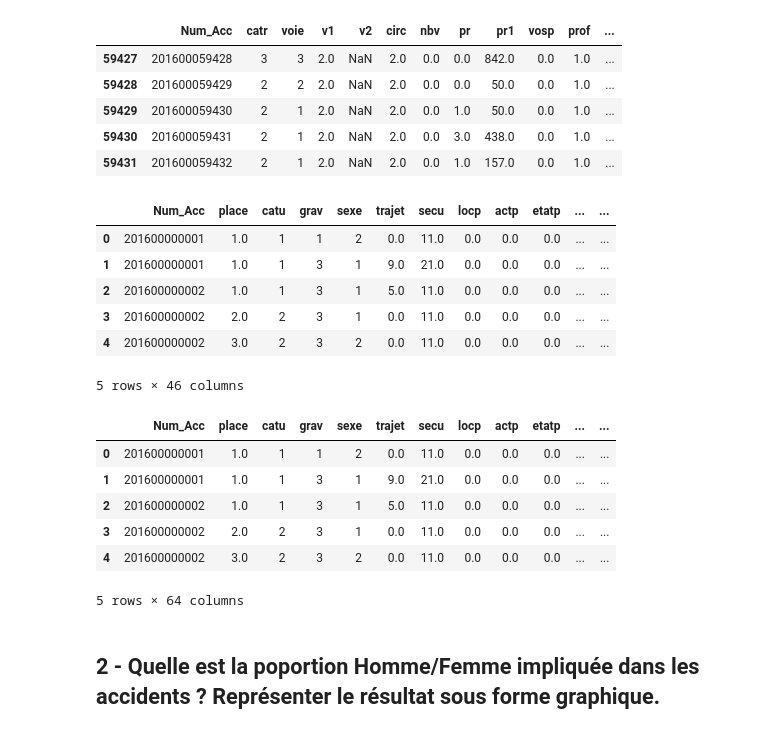
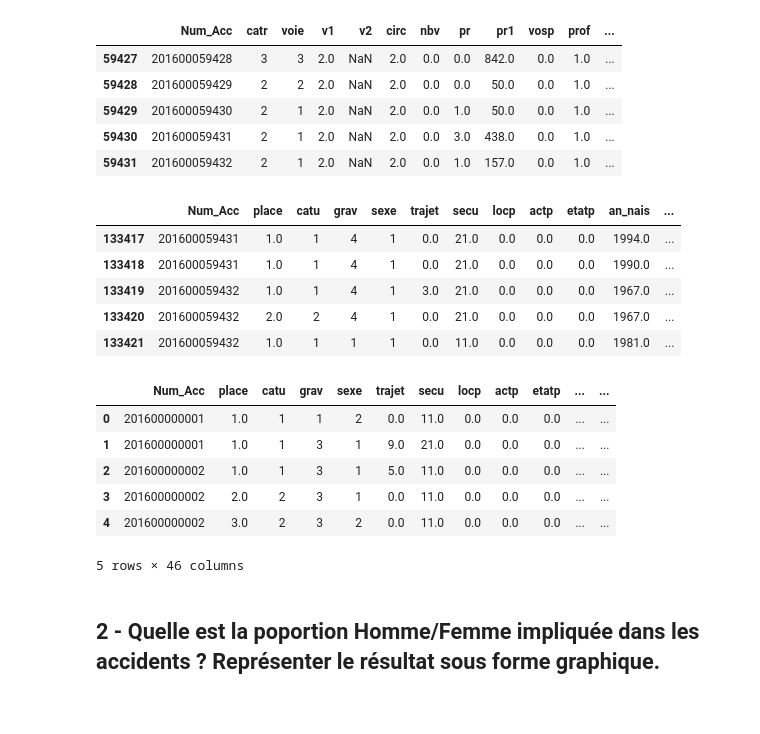
Before and after one commit to lcharleux/numerical_analysis, a Jupyter notebook: doc/Traitement_donnees/TD Traitement de Données.ipynb, the cells around one changed output. Saved outputs shown, nothing was run; the diff lists cells and outputs as text; code cells hidden in the pictures.

```diff
--- a/doc/Traitement_donnees/TD Traitement de Données.ipynb
+++ b/doc/Traitement_donnees/TD Traitement de Données.ipynb
@@ -58,18 +48,17 @@ dfl.tail()
 | 59429 | 201600059430 | 2 | 1 | 2.0 | NaN | 2.0 | 0.0 | 1.0 | 50.0 | 0.0 | 1.0 | ... |
 | 59430 | 201600059431 | 2 | 1 | 2.0 | NaN | 2.0 | 0.0 | 3.0 | 438.0 | 0.0 | 1.0 | ... |
 | 59431 | 201600059432 | 2 | 1 | 2.0 | NaN | 2.0 | 0.0 | 1.0 | 157.0 | 0.0 | 1.0 | ... |
-# %%
-df.head()
-# %% [output]
-|  | Num_Acc | place | catu | grav | sexe | trajet | secu | locp | actp | etatp | ... | ... |
-| 0 | 201600000001 | 1.0 | 1 | 1 | 2 | 0.0 | 11.0 | 0.0 | 0.0 | 0.0 | ... | ... |
-| 1 | 201600000001 | 1.0 | 1 | 3 | 1 | 9.0 | 21.0 | 0.0 | 0.0 | 0.0 | ... | ... |
-| 2 | 201600000002 | 1.0 | 1 | 3 | 1 | 5.0 | 11.0 | 0.0 | 0.0 | 0.0 | ... | ... |
-| 3 | 201600000002 | 2.0 | 2 | 3 | 1 | 0.0 | 11.0 | 0.0 | 0.0 | 0.0 | ... | ... |
-| 4 | 201600000002 | 3.0 | 2 | 3 | 2 | 0.0 | 11.0 | 0.0 | 0.0 | 0.0 | ... | ... |
-5 rows × 46 columns
+# %%
+dfu.tail()
+# %% [output]
+|  | Num_Acc | place | catu | grav | sexe | trajet | secu | locp | actp | etatp | an_nais | ... |
+| 133417 | 201600059431 | 1.0 | 1 | 4 | 1 | 0.0 | 21.0 | 0.0 | 0.0 | 0.0 | 1994.0 | ... |
+| 133418 | 201600059431 | 1.0 | 1 | 4 | 1 | 0.0 | 21.0 | 0.0 | 0.0 | 0.0 | 1990.0 | ... |
+| 133419 | 201600059432 | 1.0 | 1 | 4 | 1 | 3.0 | 21.0 | 0.0 | 0.0 | 0.0 | 1967.0 | ... |
+| 133420 | 201600059432 | 2.0 | 2 | 4 | 1 | 0.0 | 21.0 | 0.0 | 0.0 | 0.0 | 1967.0 | ... |
+| 133421 | 201600059432 | 1.0 | 1 | 1 | 1 | 0.0 | 11.0 | 0.0 | 0.0 | 0.0 | 1981.0 | ... |
 # %%
-df = pd.concat([df, dfl], axis=1)
+df = pd.concat([dfu, dfc, dfl], axis=1)
 df.head()
 # %% [output]
 |  | Num_Acc | place | catu | grav | sexe | trajet | secu | locp | actp | etatp | ... | ... |
@@ -78,7 +67,7 @@ df.head()
 | 2 | 201600000002 | 1.0 | 1 | 3 | 1 | 5.0 | 11.0 | 0.0 | 0.0 | 0.0 | ... | ... |
 | 3 | 201600000002 | 2.0 | 2 | 3 | 1 | 0.0 | 11.0 | 0.0 | 0.0 | 0.0 | ... | ... |
 | 4 | 201600000002 | 3.0 | 2 | 3 | 2 | 0.0 | 11.0 | 0.0 | 0.0 | 0.0 | ... | ... |
-5 rows × 64 columns
+5 rows × 46 columns
 # %% [markdown]
 ## 2 - Quelle est la poportion Homme/Femme impliquée dans les accidents ? Représenter le résultat sous forme graphique.
 # %%
```
Also changed, not shown: parts of 12 cells of this notebook.
